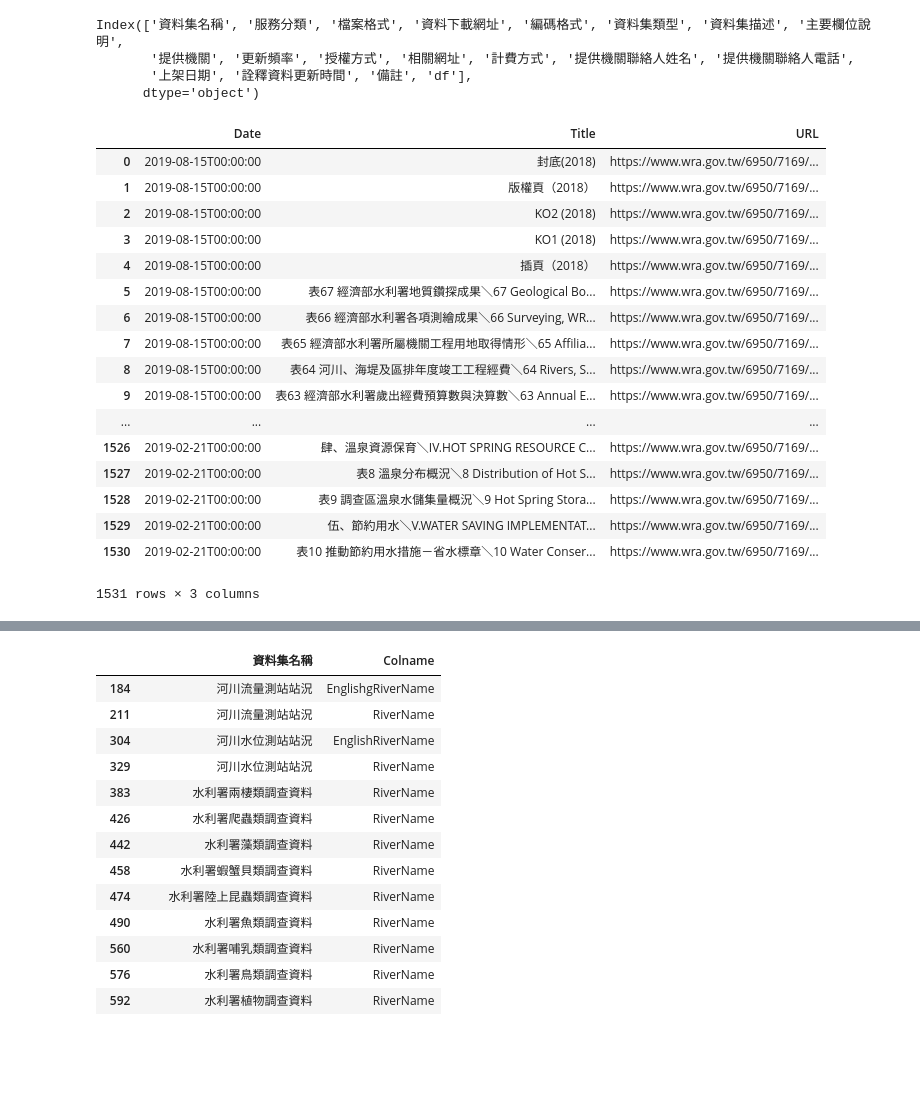
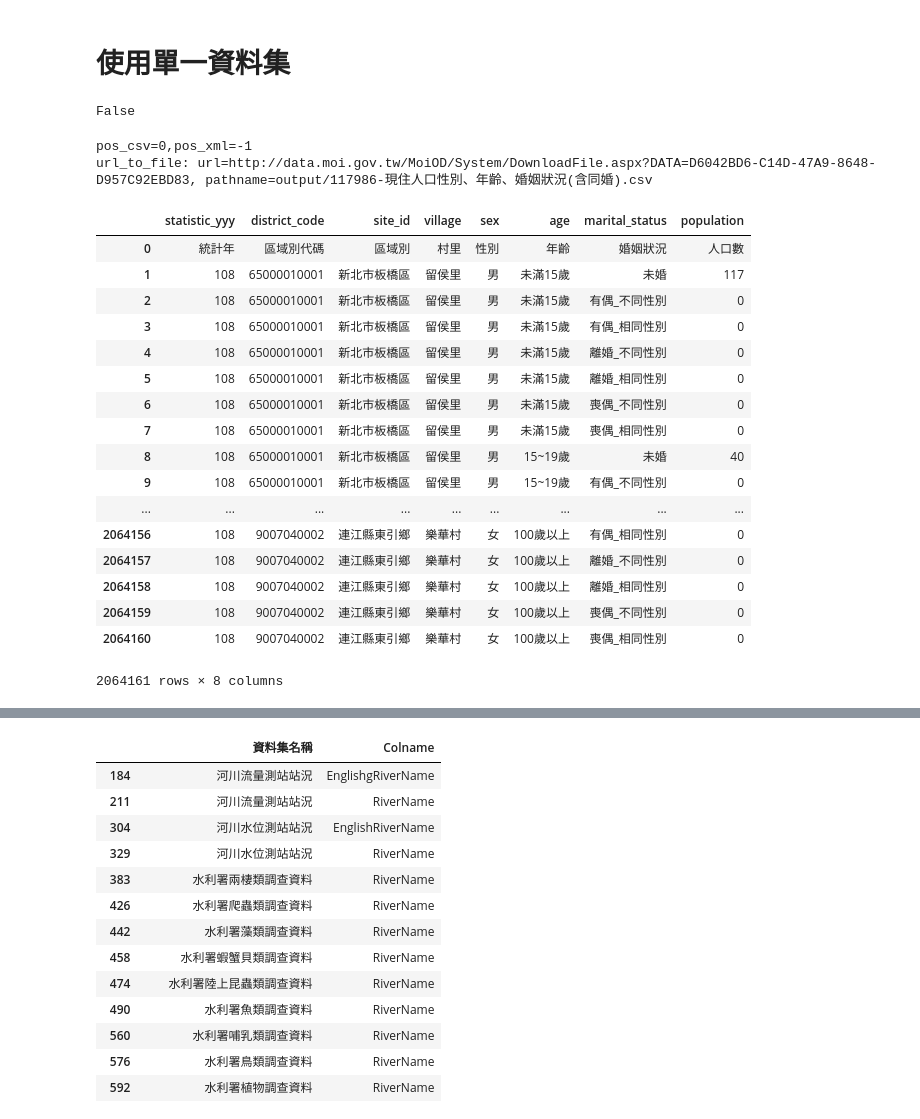
Before and after one commit to Linked-Open-Data-LOD-Taiwan/ontologies, a Jupyter notebook: script/opendata_test.ipynb, the cells around one changed output, grey strips where cells are left out. Cells and saved outputs as stored; diff of their text form; code cells hidden in the pictures; blank space fills up the shorter version.

```diff
--- a/script/opendata_test.ipynb
+++ b/script/opendata_test.ipynb
@@ -406,29 +110,33 @@ ValueError: cannot index with vector containing NA / NaN values
-# %%
-od_df.columns
-# %% [output]
-Index(['資料集名稱', '服務分類', '檔案格式', '資料下載網址', '編碼格式', '資料集類型', '資料集描述', '主要欄位說明',
-       '提供機關', '更新頻率', '授權方式', '相關網址', '計費方式', '提供機關聯絡人姓名', '提供機關聯絡人電話',
-       '上架日期', '詮釋資料更新時間', '備註', 'df'],
-      dtype='object')
-# %%
-pd.set_option('display.max_rows', 100)
-m1df
-# %% [output]
-|  | Date | Title | URL |
-| 0 | 2019-08-15T00:00:00 | 封底(2018) | https://www.wra.gov.tw/6950/7169/... |
-| 1 | 2019-08-15T00:00:00 | 版權頁（2018） | https://www.wra.gov.tw/6950/7169/... |
-| 2 | 2019-08-15T00:00:00 | KO2 (2018) | https://www.wra.gov.tw/6950/7169/... |
-| 3 | 2019-08-15T00:00:00 | KO1 (2018) | https://www.wra.gov.tw/6950/7169/... |
-| 4 | 2019-08-15T00:00:00 | 插頁（2018） | https://www.wra.gov.tw/6950/7169/... |
-| 5 | 2019-08-15T00:00:00 | 表67 經濟部水利署地質鑽探成果＼67 Geological Bo... | https://www.wra.gov.tw/6950/7169/... |
-| 6 | 2019-08-15T00:00:00 | 表66 經濟部水利署各項測繪成果＼66 Surveying, WR... | https://www.wra.gov.tw/6950/7169/... |
-| 7 | 2019-08-15T00:00:00 | 表65 經濟部水利署所屬機關工程用地取得情形＼65 Affilia... | https://www.wra.gov.tw/6950/7169/... |
-| 8 | 2019-08-15T00:00:00 | 表64 河川、海堤及區排年度竣工工程經費＼64 Rivers, S... | https://www.wra.gov.tw/6950/7169/... |
-| 9 | 2019-08-15T00:00:00 | 表63 經濟部水利署歲出經費預算數與決算數＼63 Annual E... | https://www.wra.gov.tw/6950/7169/... |
-| ... | ... | ... | ... |
-| 1526 | 2019-02-21T00:00:00 | 肆、溫泉資源保育＼IV.HOT SPRING RESOURCE C... | https://www.wra.gov.tw/6950/7169/... |
-| 1527 | 2019-02-21T00:00:00 | 表8 溫泉分布概況＼8 Distribution of Hot S... | https://www.wra.gov.tw/6950/7169/... |
-| 1528 | 2019-02-21T00:00:00 | 表9 調查區溫泉水儲集量概況＼9 Hot Spring Stora... | https://www.wra.gov.tw/6950/7169/... |
-| 1529 | 2019-02-21T00:00:00 | 伍、節約用水＼V.WATER SAVING IMPLEMENTAT... | https://www.wra.gov.tw/6950/7169/... |
-| 1530 | 2019-02-21T00:00:00 | 表10 推動節約用水措施－省水標章＼10 Water Conser... | https://www.wra.gov.tw/6950/7169/... |
-1531 rows × 3 columns
+# %% [markdown]
+# 使用單一資料集
+# %%
+import zipfile
+print(zipfile.is_zipfile('~/Downloads/tmp/opendata108Y031.zip'))
+# %% [output]
+False
+# %%
+df=odMgr.get_dataset(117986,False) #any CSV dataset id
+#dfs=odMgr.get_datasets([8203,8204]) #any CSV dataset id
+#df[1]
+df
+# %% [output]
+pos_csv=0,pos_xml=-1
+url_to_file: url=http://data.moi.gov.tw/MoiOD/System/DownloadFile.aspx?DATA=D6042BD6-C14D-47A9-8648-D957C92EBD83, pathname=output/117986-現住人口性別、年齡、婚姻狀況(含同婚).csv
+|  | statistic_yyy | district_code | site_id | village | sex | age | marital_status | population |
+| 0 | 統計年 | 區域別代碼 | 區域別 | 村里 | 性別 | 年齡 | 婚姻狀況 | 人口數 |
+| 1 | ﻿108 | 65000010001 | 新北市板橋區 | 留侯里 | 男 | 未滿15歲 | 未婚 | 117 |
+| 2 | 108 | 65000010001 | 新北市板橋區 | 留侯里 | 男 | 未滿15歲 | 有偶_不同性別 | 0 |
+| 3 | 108 | 65000010001 | 新北市板橋區 | 留侯里 | 男 | 未滿15歲 | 有偶_相同性別 | 0 |
+| 4 | 108 | 65000010001 | 新北市板橋區 | 留侯里 | 男 | 未滿15歲 | 離婚_不同性別 | 0 |
+| 5 | 108 | 65000010001 | 新北市板橋區 | 留侯里 | 男 | 未滿15歲 | 離婚_相同性別 | 0 |
+| 6 | 108 | 65000010001 | 新北市板橋區 | 留侯里 | 男 | 未滿15歲 | 喪偶_不同性別 | 0 |
+| 7 | 108 | 65000010001 | 新北市板橋區 | 留侯里 | 男 | 未滿15歲 | 喪偶_相同性別 | 0 |
+| 8 | 108 | 65000010001 | 新北市板橋區 | 留侯里 | 男 | 15~19歲 | 未婚 | 40 |
+| 9 | 108 | 65000010001 | 新北市板橋區 | 留侯里 | 男 | 15~19歲 | 有偶_不同性別 | 0 |
+| ... | ... | ... | ... | ... | ... | ... | ... | ... |
+| 2064156 | 108 | 9007040002 | 連江縣東引鄉 | 樂華村 | 女 | 100歲以上 | 有偶_相同性別 | 0 |
+| 2064157 | 108 | 9007040002 | 連江縣東引鄉 | 樂華村 | 女 | 100歲以上 | 離婚_不同性別 | 0 |
+| 2064158 | 108 | 9007040002 | 連江縣東引鄉 | 樂華村 | 女 | 100歲以上 | 離婚_相同性別 | 0 |
+| 2064159 | 108 | 9007040002 | 連江縣東引鄉 | 樂華村 | 女 | 100歲以上 | 喪偶_不同性別 | 0 |
+| 2064160 | 108 | 9007040002 | 連江縣東引鄉 | 樂華村 | 女 | 100歲以上 | 喪偶_相同性別 | 0 |
+2064161 rows × 8 columns
```
Also changed, not shown: parts of 89 cells of this notebook, 10 other files.
